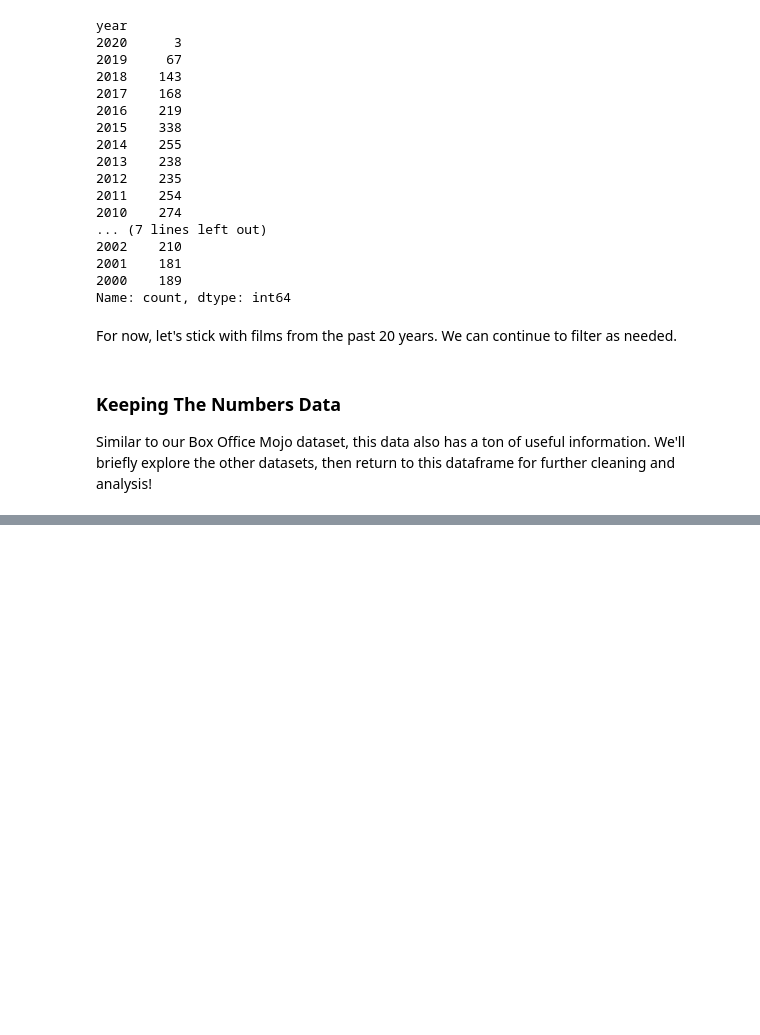
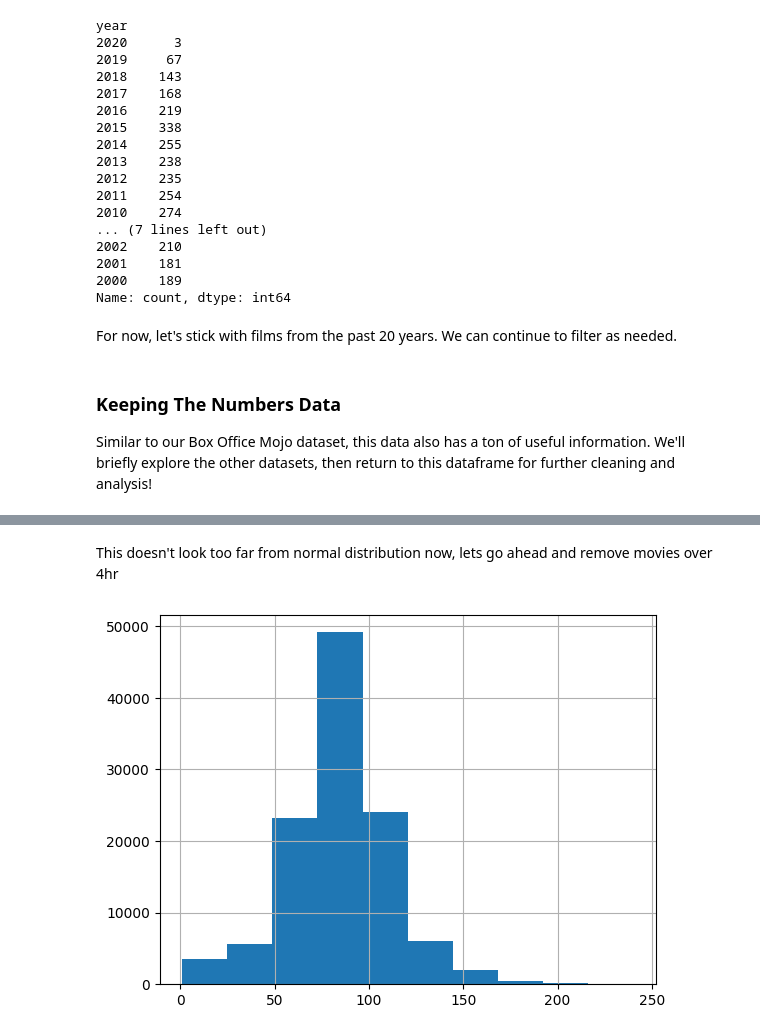
Before and after one commit to emmascotson/Movie-Data-Analysis, a Jupyter notebook: notebooks/exploratory.ipynb, the cells around one changed output, grey strips where cells are left out. Saved outputs shown, nothing was run; the diff lists cells and outputs as text; code cells hidden in the pictures; blank space fills up the shorter version.

```diff
--- a/notebooks/exploratory.ipynb
+++ b/notebooks/exploratory.ipynb
@@ -480,0 +651,7 @@ Similar to our Box Office Mojo dataset, this data also has a ton of useful infor
+# %% [markdown]
+This doesn't look too far from normal distribution now, lets go ahead and remove movies over 4hr
+# %%
+movie_basics_df = movie_basics_df.query('runtime_minutes <= 240')
+movie_basics_df.runtime_minutes.hist();
+# %% [output]
+[figure, added]
```
Also changed, not shown: parts of 100 cells of this notebook, 1 other file.
